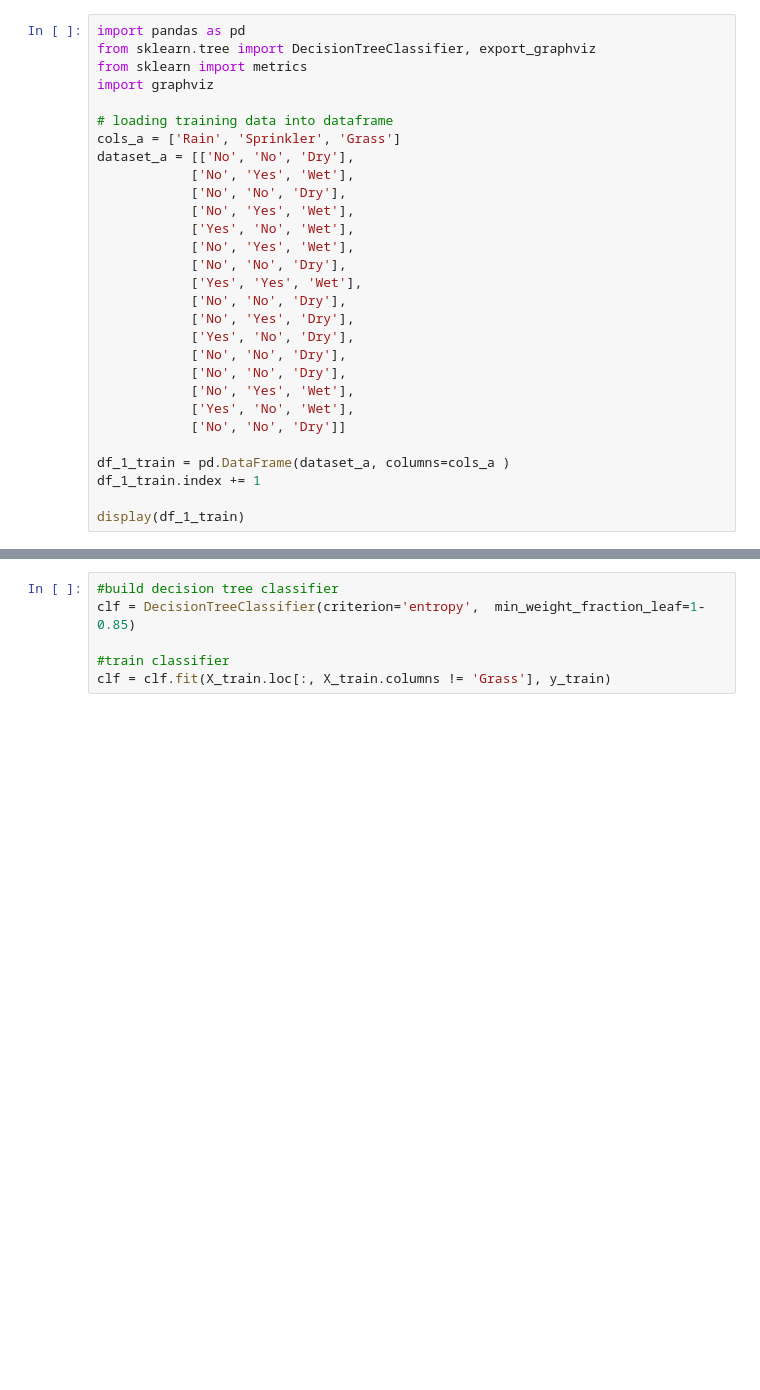
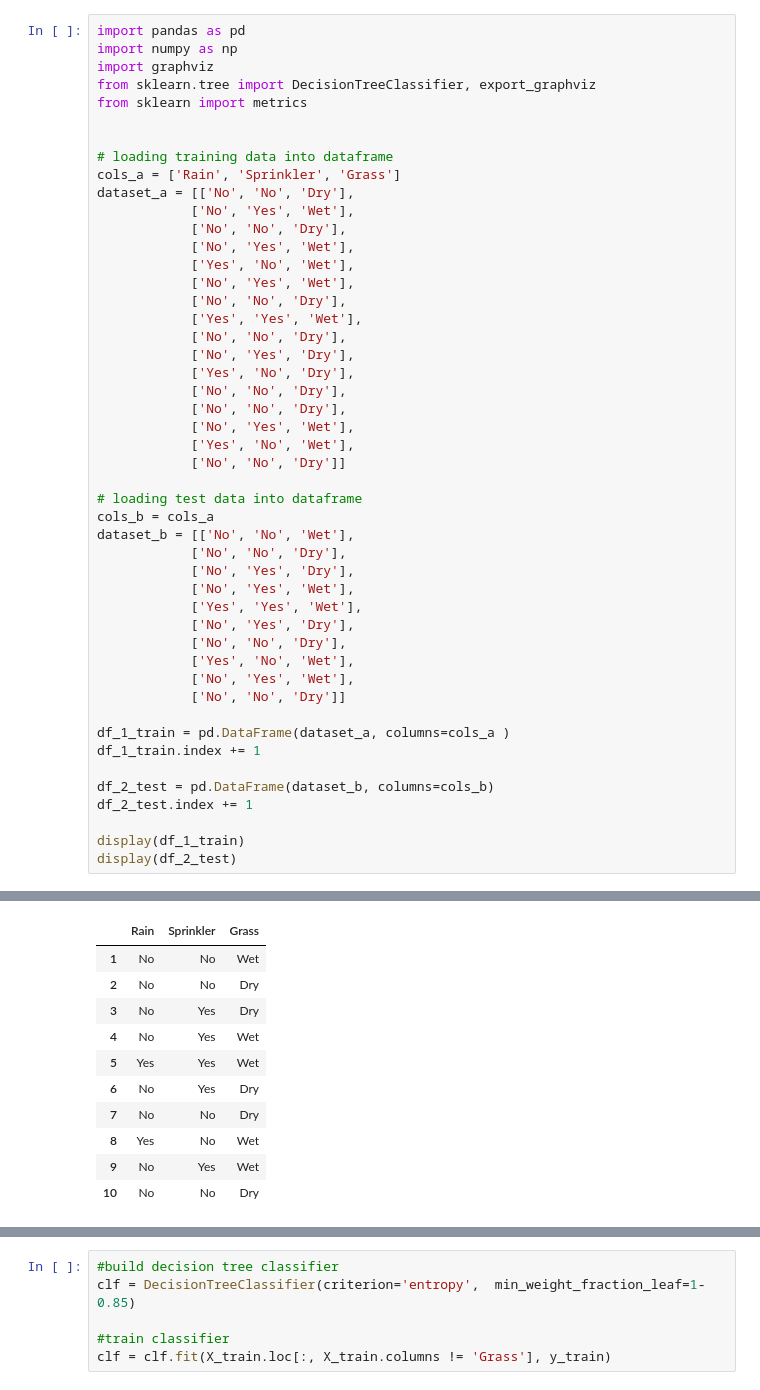
Before and after one commit to TracyMichaels/Data-Mining--Classification, a Jupyter notebook: Untitled.ipynb, the cells around one changed output, grey strips where cells are left out. Saved outputs shown, nothing was run; the diff lists cells and outputs as text; blank space fills up the shorter version.

```diff
--- a/Untitled.ipynb
+++ b/Untitled.ipynb
@@ -155,9 +157,11 @@ From the resulting tables it is apparent that Sprinkler - No, Rain - No, will be
 ### Using python and Scikit-learn to illustrate and visualize this process:
 # %%
 import pandas as pd
+import numpy as np
+import graphviz
 from sklearn.tree import DecisionTreeClassifier, export_graphviz
 from sklearn import metrics
-import graphviz
+
 
 # loading training data into dataframe
 cols_a = ['Rain', 'Sprinkler', 'Grass']
@@ -173,33 +177,61 @@ dataset_a = [['No', 'No', 'Dry'],
             ['No', 'Yes', 'Dry'],
             ['Yes', 'No', 'Dry'],
             ['No', 'No', 'Dry'],
             ['No', 'No', 'Dry'],
             ['No', 'Yes', 'Wet'],
             ['Yes', 'No', 'Wet'],
             ['No', 'No', 'Dry']]
 
+# loading test data into dataframe
+cols_b = cols_a
+dataset_b = [['No', 'No', 'Wet'],
+            ['No', 'No', 'Dry'],
+            ['No', 'Yes', 'Dry'],
+            ['No', 'Yes', 'Wet'],
+            ['Yes', 'Yes', 'Wet'],
+            ['No', 'Yes', 'Dry'],
+            ['No', 'No', 'Dry'],
+            ['Yes', 'No', 'Wet'],
+            ['No', 'Yes', 'Wet'],
+            ['No', 'No', 'Dry']]
+
 df_1_train = pd.DataFrame(dataset_a, columns=cols_a )
 df_1_train.index += 1
 
+df_2_test = pd.DataFrame(dataset_b, columns=cols_b)
+df_2_test.index += 1
+
 display(df_1_train)
+display(df_2_test)
 # %% [output]
 |  | Rain | Sprinkler | Grass |
 | 1 | No | No | Dry |
 | 2 | No | Yes | Wet |
 | 3 | No | No | Dry |
 | 4 | No | Yes | Wet |
 | 5 | Yes | No | Wet |
 | 6 | No | Yes | Wet |
 | 7 | No | No | Dry |
 | 8 | Yes | Yes | Wet |
 | 9 | No | No | Dry |
 | 10 | No | Yes | Dry |
 | 11 | Yes | No | Dry |
 | 12 | No | No | Dry |
 | 13 | No | No | Dry |
 | 14 | No | Yes | Wet |
 | 15 | Yes | No | Wet |
 | 16 | No | No | Dry |
+|  | Rain | Sprinkler | Grass |
+| 1 | No | No | Wet |
+| 2 | No | No | Dry |
+| 3 | No | Yes | Dry |
+| 4 | No | Yes | Wet |
+| 5 | Yes | Yes | Wet |
+| 6 | No | Yes | Dry |
+| 7 | No | No | Dry |
+| 8 | Yes | No | Wet |
+| 9 | No | Yes | Wet |
+| 10 | No | No | Dry |
 # %%
 # splitting dataset into X features and y labels
 # and converting to numerical intrepertation
```
Also changed, not shown: parts of 5 cells of this notebook.
